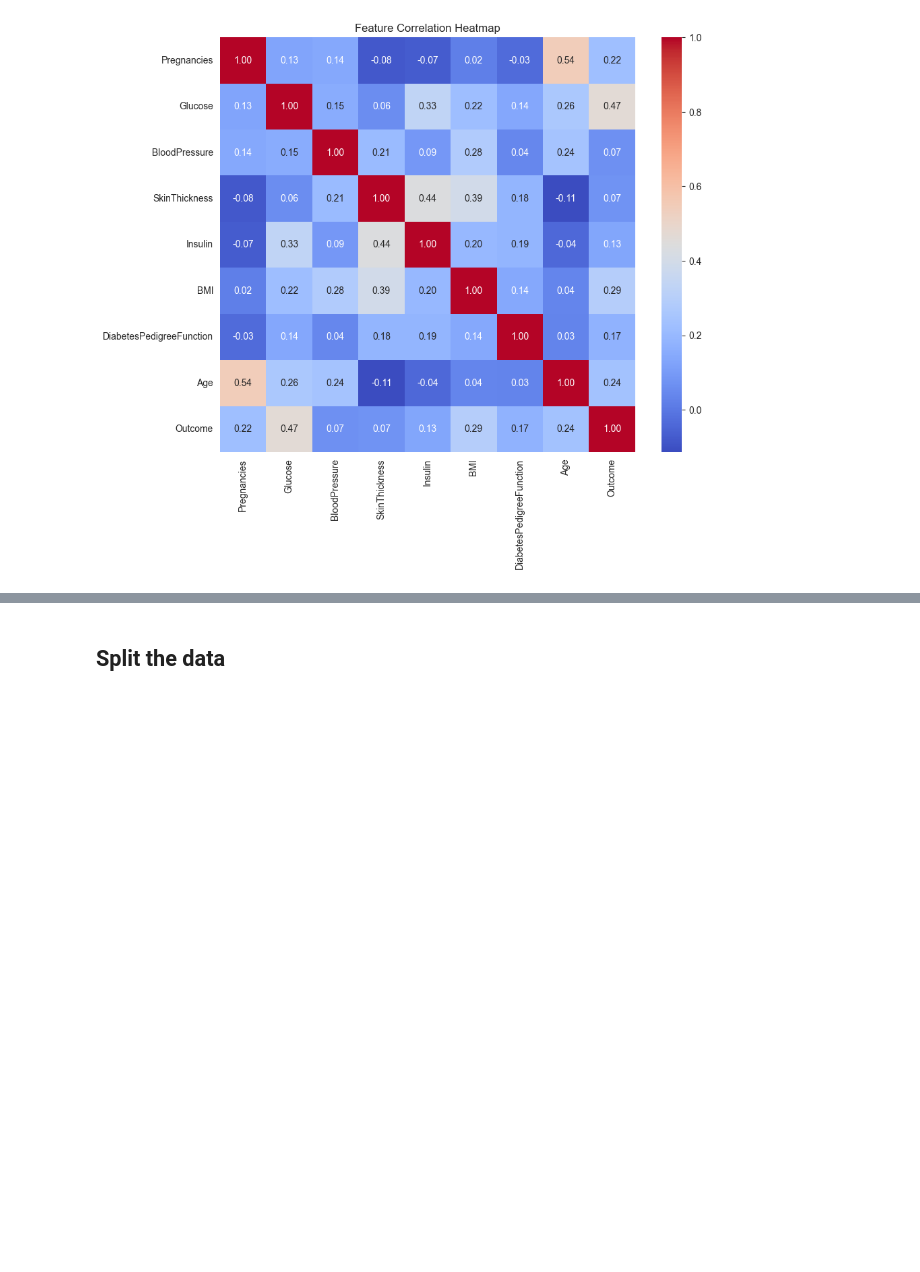
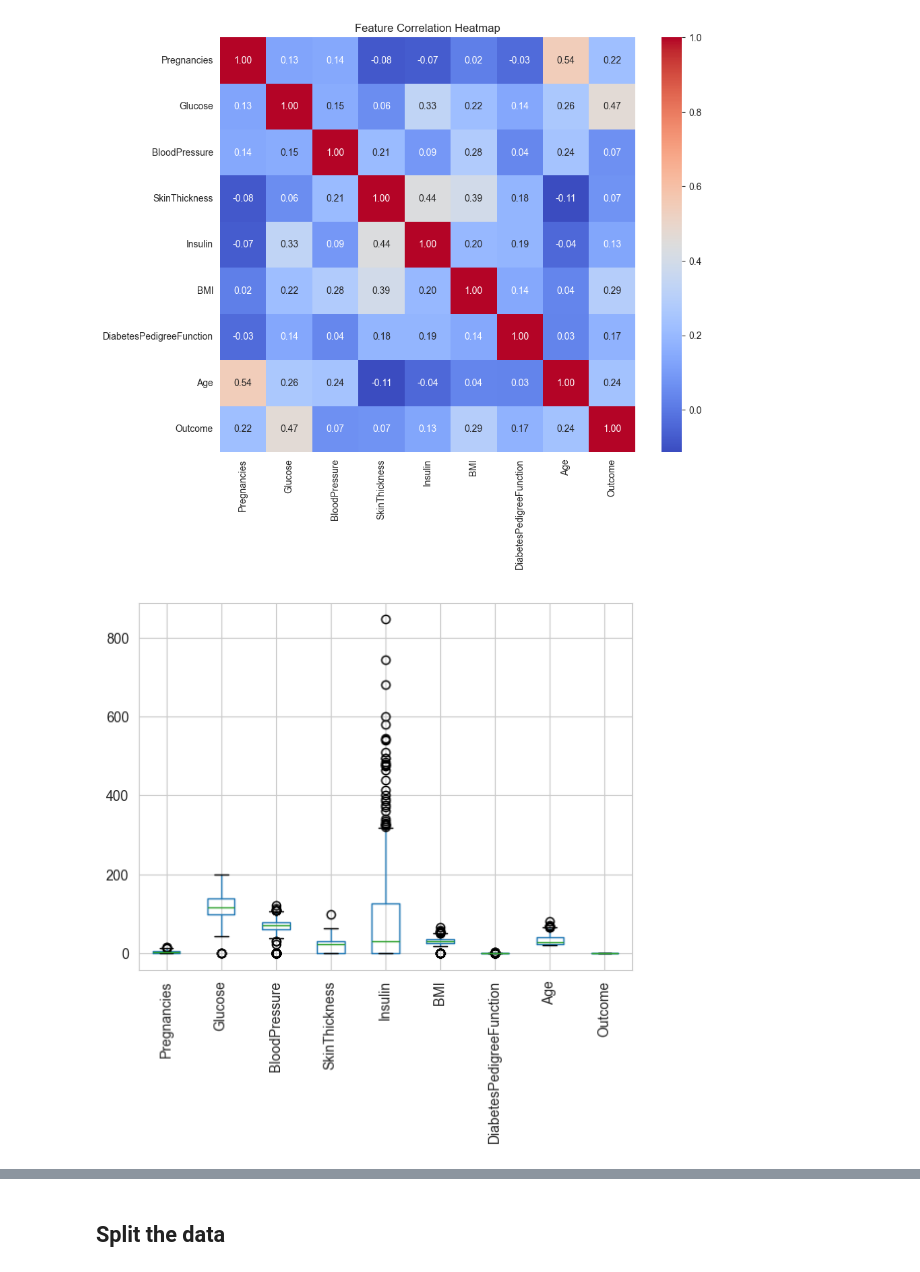
Before and after one commit to khalidkhankakar/Pulse-AI-FYP-, a Jupyter notebook: models/notebooks/diabetes.ipynb, the cells around one changed output, grey strips where cells are left out. Drawn from its saved outputs; the diff is of its cells as text; code cells hidden in the pictures; blank space fills up the shorter version.

```diff
--- a/models/notebooks/diabetes.ipynb
+++ b/models/notebooks/diabetes.ipynb
@@ -78,3 +78,11 @@ from src.visualization.plots import plot_correlation_heatmap
 plot_correlation_heatmap(diabetes_data)
 # %% [output]
 [figure]
+# %%
+# box plot
+
+diabetes_data.boxplot()
+plt.xticks(rotation=90)
+plt.show()
+# %% [output]
+[figure, added]
```
Also changed, not shown: parts of 27 cells of this notebook.
